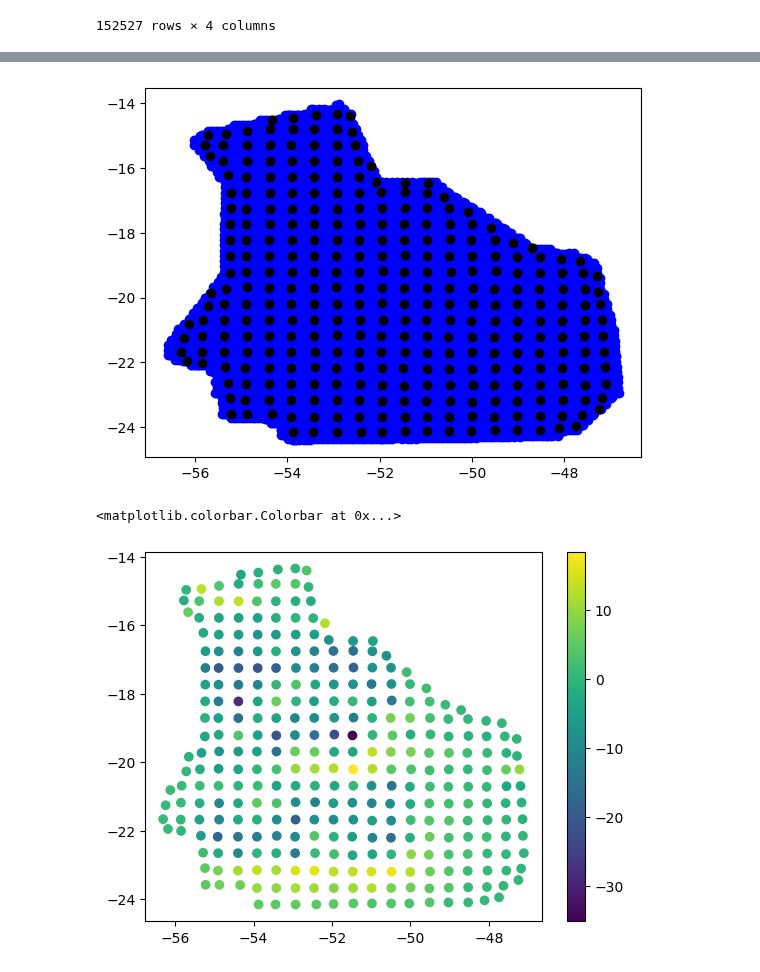
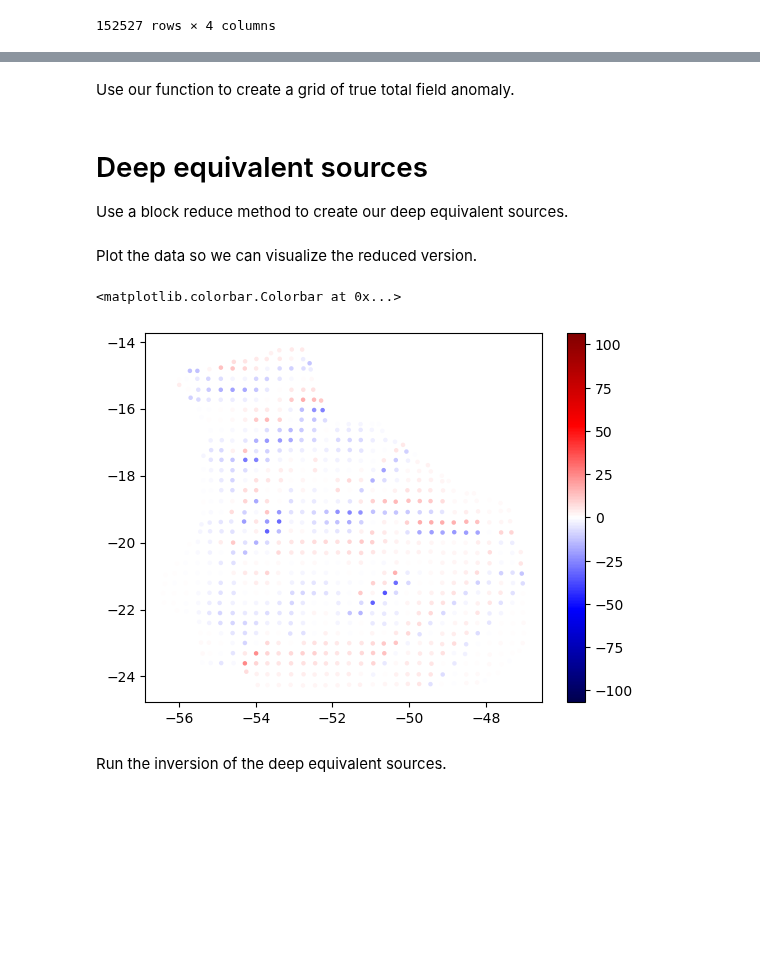
Before and after one commit to compgeolab/eqs-magnetic-spherical, a Jupyter notebook: code/03-dual-layer.ipynb, the cells around one changed output, grey strips where cells are left out. Cells and saved outputs as stored; diff of their text form; code cells hidden in the pictures; blank space fills up the shorter version.

```diff
--- a/code/03-dual-layer.ipynb
+++ b/code/03-dual-layer.ipynb
@@ -119,11 +17,11 @@ def compute_magnetic_anomaly(grid_coord, inclination, declination, dipole_data,
 # %%
 df = pd.read_csv(
-    "/home/arthur/Documentos/ANP_MAG/blockmedian_alt.csv", sep = '	',
+    "../data/blockmedian_alt.csv", sep = '	',
 )
 
 df.columns = ['long', 'lat', 'height']
 
-df2 = pd.read_csv( "/home/arthur/Documentos/ANP_MAG/blockmedian_mag.csv", sep = '	',
+df2 = pd.read_csv( "../data/blockmedian_mag.csv", sep = '	',
 
 )
 
@@ -152,7 +52,7 @@ lat = df["lat"].values
 height = df["height"].values
 
 
-reducer = vd.BlockReduce(reduction=np.median, spacing= 0.03)
+reducer = vd.BlockReduce(reduction=np.median, spacing= 0.06)
 
 coordinates, height_new = reducer.filter(
     (df.long, df.lat), df.height
@@ -161,5 +61,5 @@ lon, lat = coordinates
 
 coordinates = (lon, lat, height_new)
 
-print(coordinates[0].size)
+print(coordinates[0])
 # %% [output]
@@ -316,3 +206,14 @@ magnetic_anomaly += np.random.default_rng(42).normal(
+# %%
+magnetic_field = sph.dipole_magnetic_geodetic(coordinates, source_coordinates, magnetic_moment)
+magnetic_anomaly = hm.total_field_anomaly(magnetic_field, inclination, declination)
+
+#Random noise
+
+noise_level =  0.01 * vd.maxabs(magnetic_anomaly)
+
+magnetic_anomaly += np.random.default_rng(42).normal(
+    0, noise_level, size=magnetic_anomaly.shape
+)
 # %%
 scale = vd.maxabs(magnetic_anomaly)
 plt.scatter(coordinates[0], coordinates[1],  c = magnetic_anomaly, s = 5,cmap="seismic", vmin=-scale, vmax=scale)
@@ -329,20 +230,2 @@ plt.axis("scaled")
-# %%
-reducer = vd.BlockReduce(reduction=np.median, spacing=0.5,  center_coordinates=False, drop_coords=False)
-points, magnetic_anomaly_reduced = reducer.filter(coordinates, magnetic_anomaly)
-eqs_source_coords_deep = list(points)
-eqs_source_coords_deep[2] = points[2] - 60e3
-
-
-# print(points)
-
-
-plt.plot(*coordinates[:2], "ob")
-plt.plot(*eqs_source_coords_deep[:2], "ok")
-plt.show()
-
-damping_deep = 1e-30
-eqs_inc = 90
-eqs_dec = 0
-eqs_dipole_unit = hm.magnetic_angles_to_vec(1,eqs_inc, eqs_dec)
-# %% [output]
-[figure, removed]
+# %% [markdown]
+Use our function to create a grid of true total field anomaly.
@@ -349,6 +237,14 @@ eqs_dipole_unit = hm.magnetic_angles_to_vec(1,eqs_inc, eqs_dec)
+# %% [markdown]
+# Deep equivalent sources
+Use a block reduce method to create our deep equivalent sources.
+# %%
+reducer = vd.BlockReduce(reduction=np.mean, spacing=0.3,  center_coordinates=False, drop_coords=False)
+deep_equivalent_sources, magnetic_anomaly_reduced = reducer.filter(coordinates, magnetic_anomaly)
+# %% [markdown]
+Plot the data so we can visualize the reduced version.
 # %%
-plt.scatter(*points[:2], c = magnetic_anomaly_reduced)
+plt.scatter(*deep_equivalent_sources[:2], c = magnetic_anomaly_reduced,s = 5, cmap="seismic", vmin=-scale, vmax=scale)
 plt.colorbar()
 # %% [output]
 <matplotlib.colorbar.Colorbar at 0x...>
-[figure, old version]
+[figure, new version]
@@ -365,0 +251,2 @@ dipole_moment_deep = deep_dipole_moment(
+# %% [markdown]
+Run the inversion of the deep equivalent sources.
```
Also changed, not shown: parts of 31 cells of this notebook, 1 other file.
